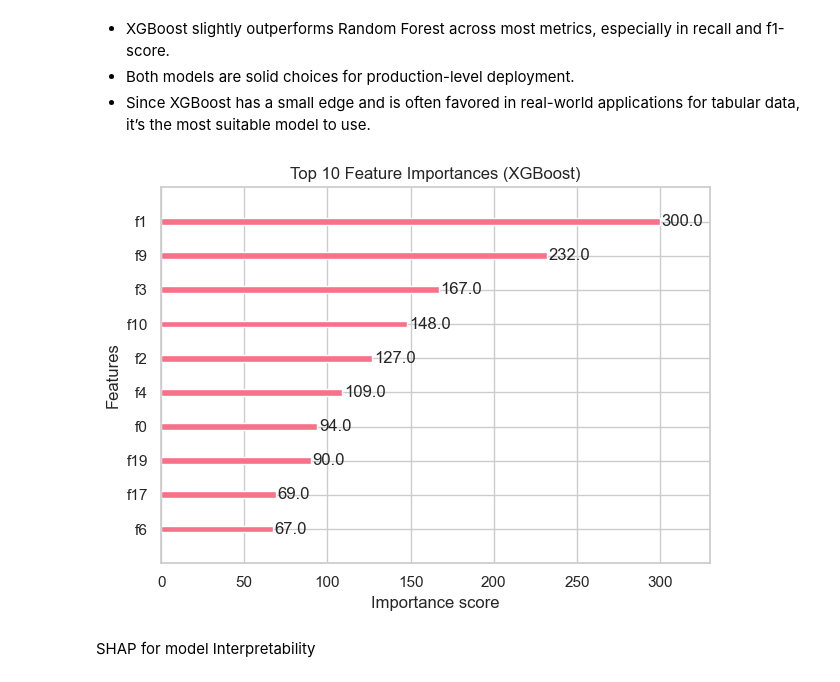
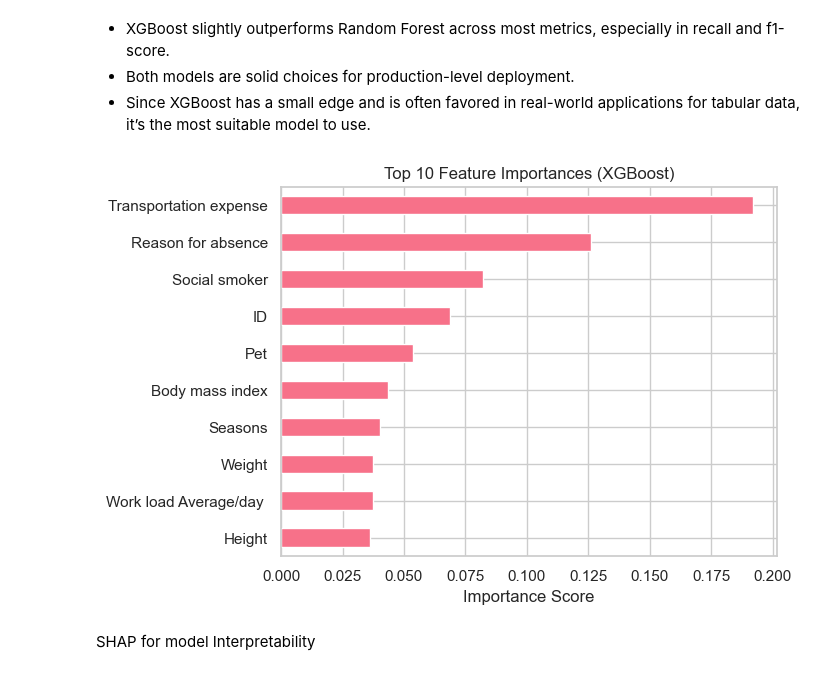
Before and after one commit to Simbs-art/Final_Project, a Jupyter notebook: Analysis.ipynb, the cells around one changed output. Saved outputs shown, nothing was run; the diff lists cells and outputs as text; code cells hidden in the pictures.

```diff
--- a/Analysis.ipynb
+++ b/Analysis.ipynb
@@ -876,12 +876,21 @@ Parameters: { "use_label_encoder" } are not used.
 # %%
 import matplotlib.pyplot as plt
 from xgboost import plot_importance
-plot_importance(xgb, max_num_features=10)
-plt.title("Top 10 Feature Importances (XGBoost)")
-plt.tight_layout()
+# Get feature importance scores
+importances = xgb.feature_importances_
+
+# Match feature indices with actual column names
+feature_names = X_train.columns
+importance_dict = dict(zip(feature_names, importances))
+
+sorted_importance = pd.Series(importance_dict).sort_values(ascending=False)[:10]
+sorted_importance.plot(kind='barh')
+plt.xlabel('Importance Score')
+plt.title('Top 10 Feature Importances (XGBoost)')
+plt.gca().invert_yaxis()
 plt.show()
 # %% [output]
-[figure, old version]
+[figure, new version]
 # %% [markdown]
 SHAP for model Interpretability
 # %%
```
Also changed, not shown: parts of 1 cell of this notebook.
